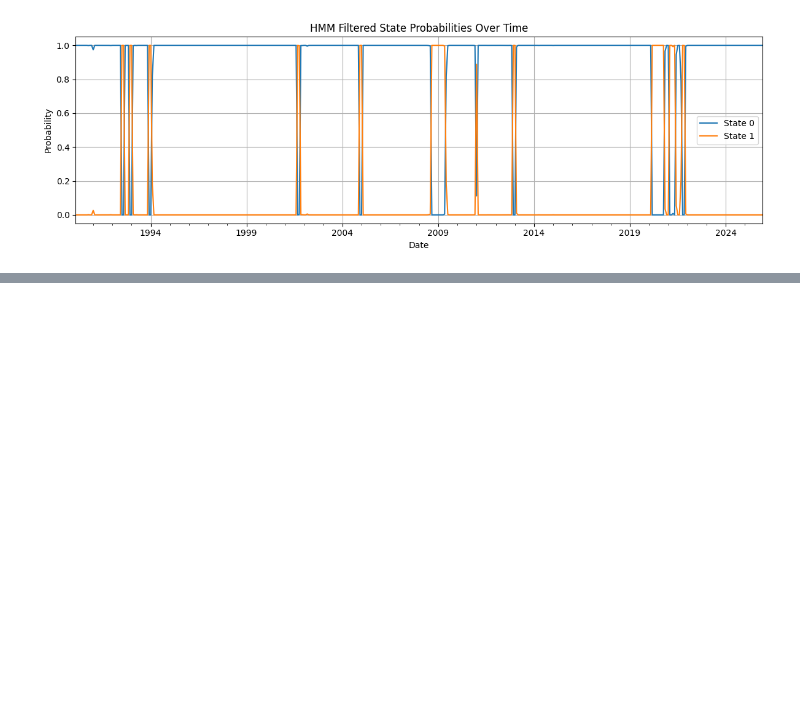
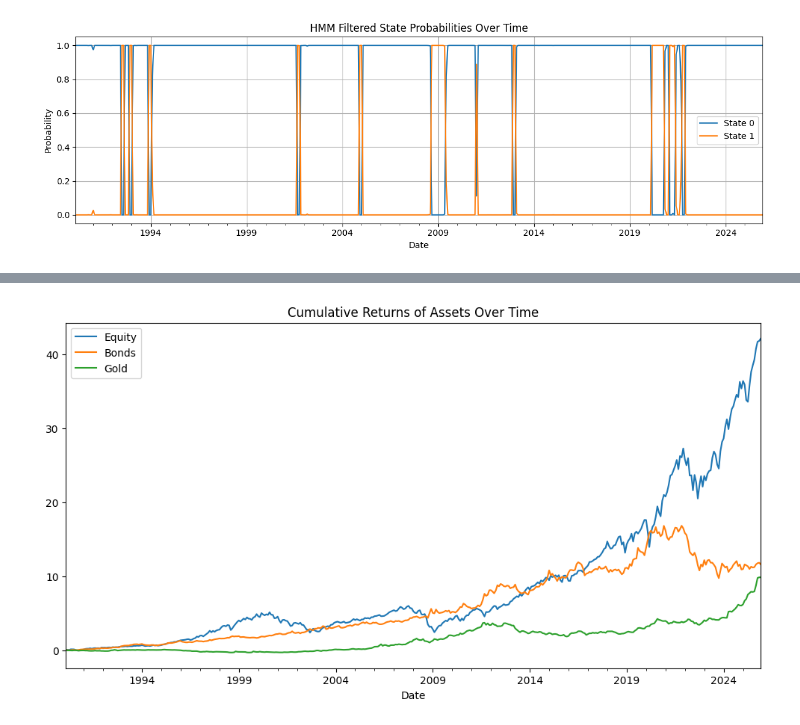
Before and after one commit to AsadAliAkhtar/Capstone_Project_Group_14085, a Jupyter notebook: notebooks/HMM_experiments.ipynb, the cells around one changed output, grey strips where cells are left out. Cells and saved outputs as stored; diff of their text form; code cells hidden in the pictures; blank space fills up the shorter version.

```diff
--- a/notebooks/HMM_experiments.ipynb
+++ b/notebooks/HMM_experiments.ipynb
@@ -335,0 +434,4 @@ plot_hmm_state_probs(dates_train, filtered_probs_train, title="HMM Filtered Stat
+# %%
+asset_df = pd.read_csv(os.path.join("..", "data", "market_clean.csv"), index_col=0, parse_dates=True)
+# asset_df.head()
+asset_df.columns = ['Equity', 'Bonds', 'Gold']
@@ -335,0 +463,6 @@ plot_hmm_state_probs(dates_train, filtered_probs_train, title="HMM Filtered Stat
+# %%
+asset_cumret = (1 + asset_df).cumprod() - 1
+asset_cumret.plot(figsize=(12, 6), title="Cumulative Returns of Assets Over Time")
+plt.show()
+# %% [output]
+[figure, added]
```
Also changed, not shown: parts of 19 cells of this notebook.
